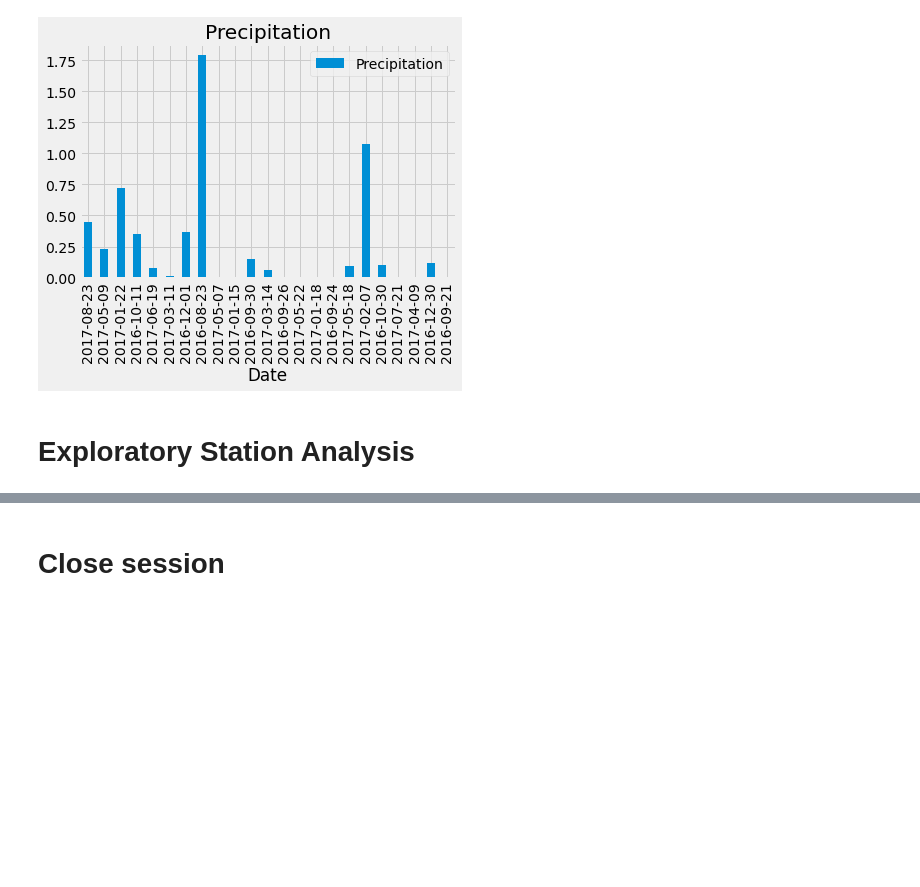
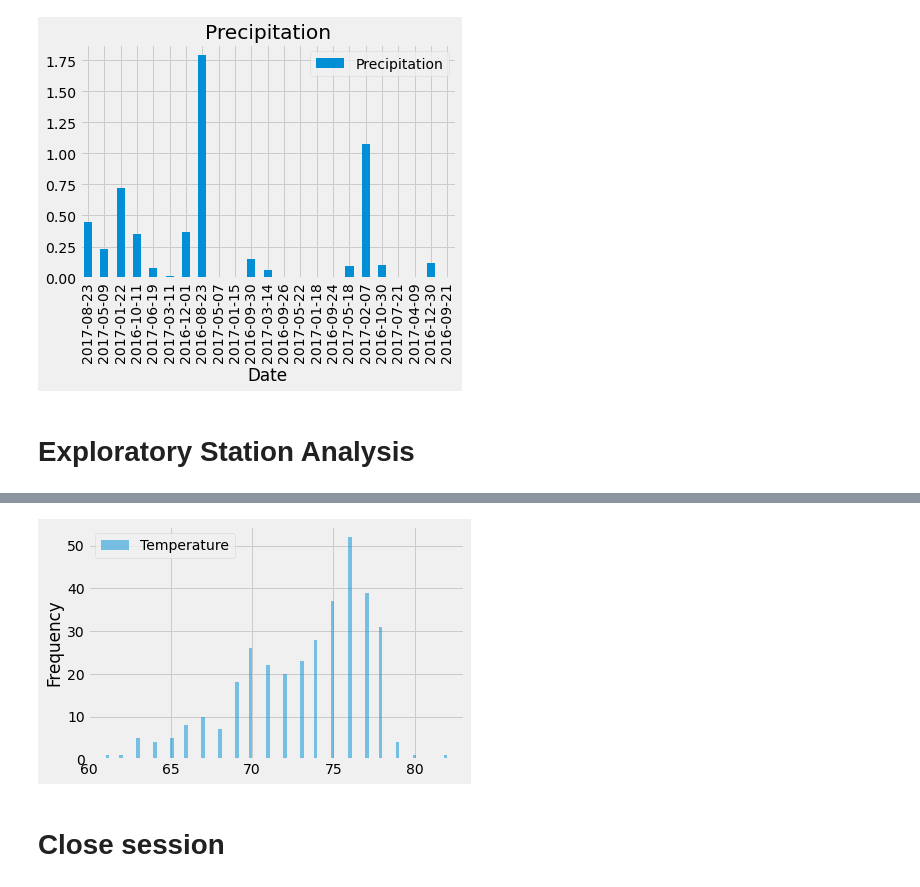
Before and after one commit to yukamara/sqlalchemy-challenge, a Jupyter notebook: sqlalchemy-challenge.ipynb, the cells around one changed output, grey strips where cells are left out. Saved outputs shown, nothing was run; the diff lists cells and outputs as text; code cells hidden in the pictures; blank space fills up the shorter version.

Commit message:
completed most of the exploratory station analysis

```diff
--- a/sqlalchemy-challenge.ipynb
+++ b/sqlalchemy-challenge.ipynb
@@ -188,3 +210,10 @@ plt.show
 # %%
 # Using the most active station id
 # Query the last 12 months of temperature observation data for this station and plot the results as a histogram
+last_12_months_most_active = session.query(Measurement.date, Measurement.tobs)\
+    .filter(Measurement.station == 'USC00513117')\
+        .filter(Measurement.date >= year_ago).all()
+
+df = pd.DataFrame(last_12_months_most_active[:], columns=['Date', 'Temperature'])
+df.set_index('Date', inplace=True,)
+df
@@ -191,3 +235,7 @@ plt.show
+# %%
+ax = df.plot.hist(bins=100, alpha=0.5)
+# %% [output]
+[figure, added]
 # %% [markdown]
 # Close session
 # %%
```
Also changed, not shown: parts of 10 cells of this notebook.
